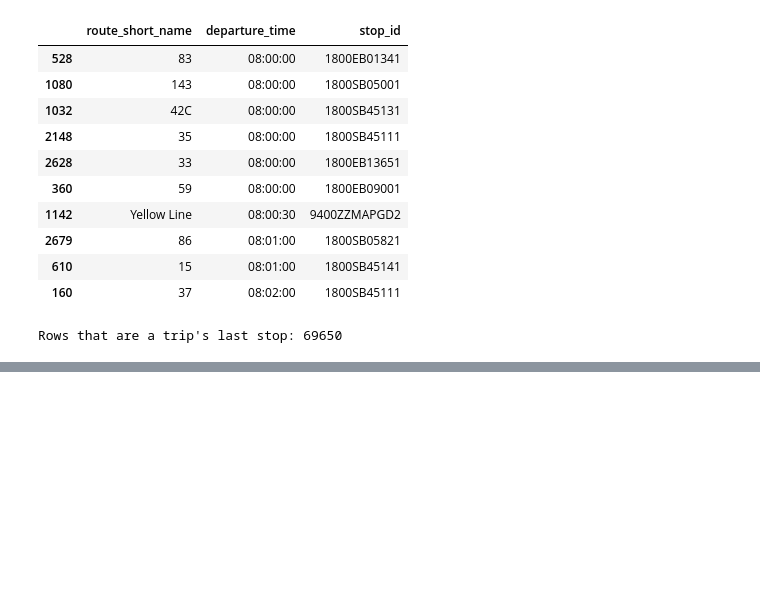
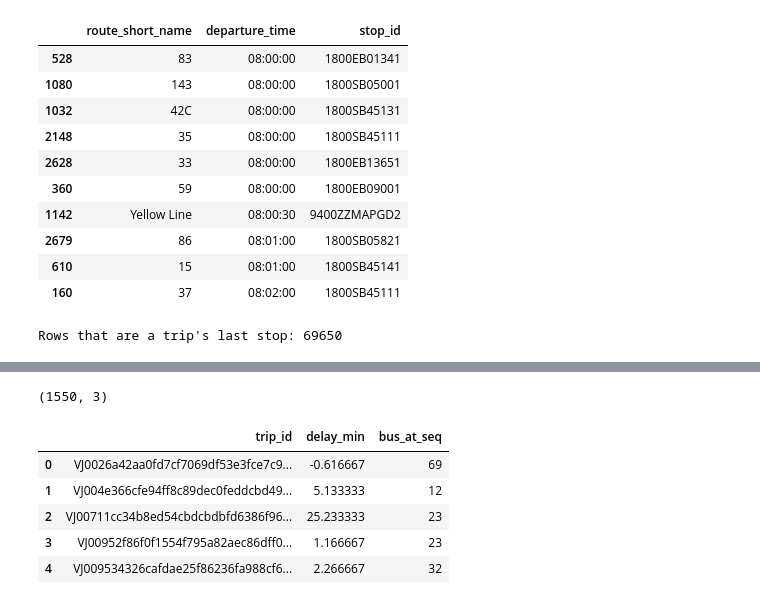
Before and after one commit to kaushaltatkare/manchester-bus-tracker, a Jupyter notebook: notebooks/01_explore_stops.ipynb, the cells around one changed output, grey strips where cells are left out. Drawn from its saved outputs; the diff is of its cells as text; code cells hidden in the pictures; blank space fills up the shorter version.

```diff
--- a/notebooks/01_explore_stops.ipynb
+++ b/notebooks/01_explore_stops.ipynb
@@ -429,0 +605,17 @@ Rows that are a trip's last stop: 69650
+# %%
+bus_pos = (
+    nearest.merge(gm_stop_times[["trip_id", "stop_id", "stop_sequence"]], on=["trip_id", "stop_id"])
+    [["trip_id", "delay_min", "stop_sequence"]]
+    .rename(columns={"stop_sequence": "bus_at_seq"})
+    .drop_duplicates("trip_id")
+)
+print(bus_pos.shape)
+bus_pos.head()
+# %% [output]
+(1550, 3)
+|  | trip_id | delay_min | bus_at_seq |
+| 0 | VJ0026a42aa0fd7cf7069df53e3fce7c9... | -0.616667 | 69 |
+| 1 | VJ004e366cfe94ff8c89dec0feddcbd49... | 5.133333 | 12 |
+| 2 | VJ00711cc34b8ed54cbdcbdbfd6386f96... | 25.233333 | 23 |
+| 3 | VJ00952f86f0f1554f795a82aec86dff0... | 1.166667 | 23 |
+| 4 | VJ009534326cafdae25f86236fa988cf6... | 2.266667 | 32 |
```
Also changed, not shown: parts of 15 cells of this notebook, 1 other file.
